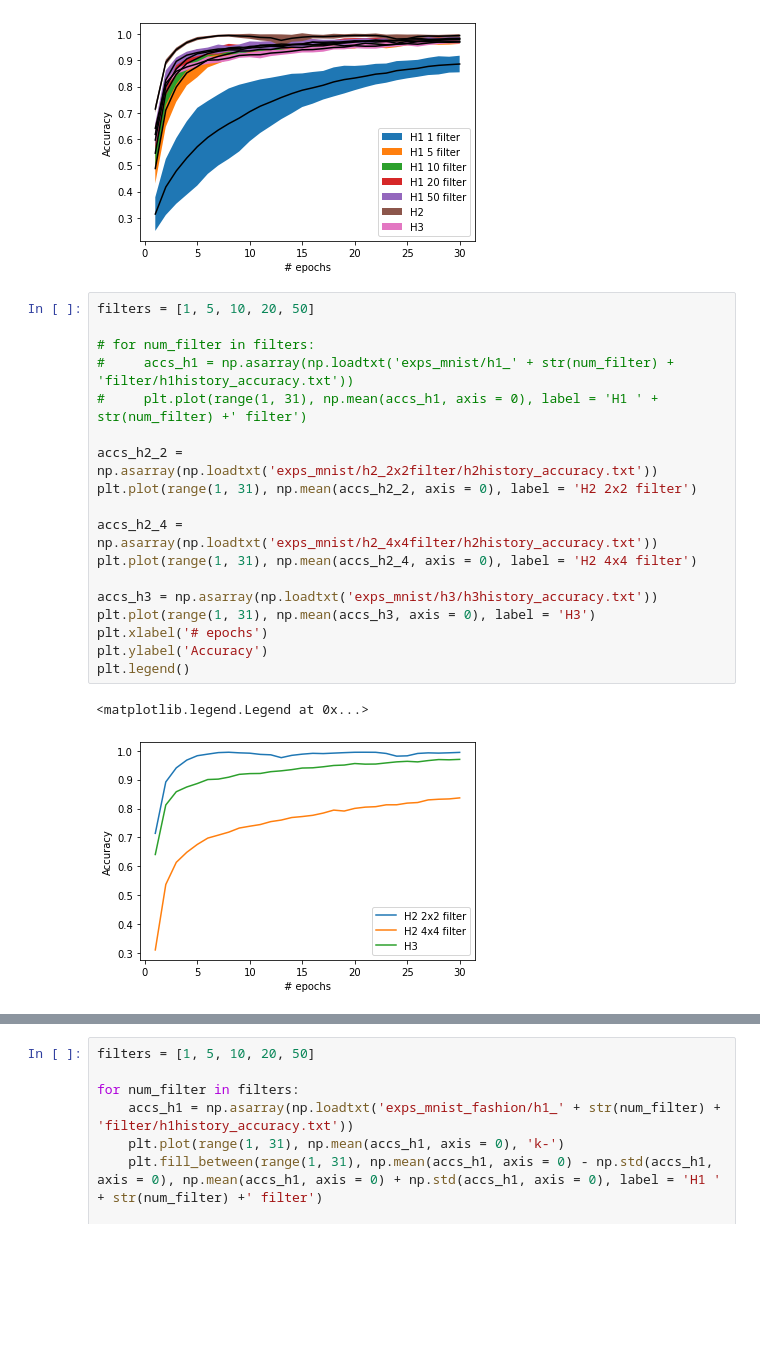
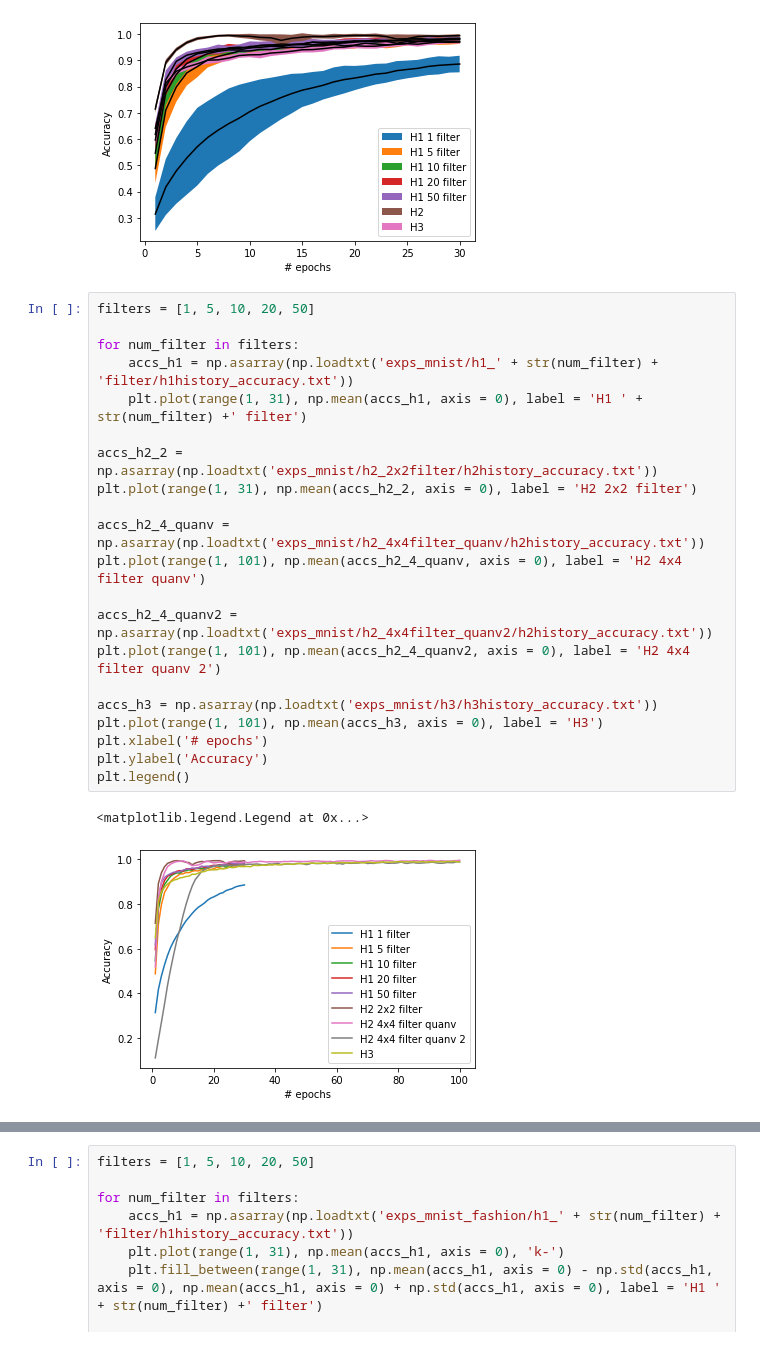
Before and after one commit to vutuanhai237/DynamicQNN, a Jupyter notebook: codes/plt_baseline.ipynb, the cells around one changed output, grey strips where cells are left out. Drawn from its saved outputs; the diff is of its cells as text; blank space fills up the shorter version.

```diff
--- a/codes/plt_baseline.ipynb
+++ b/codes/plt_baseline.ipynb
@@ -41,21 +41,24 @@ plt.legend()
 # %%
 filters = [1, 5, 10, 20, 50]
 
-# for num_filter in filters:
-#     accs_h1 = np.asarray(np.loadtxt('exps_mnist/h1_' + str(num_filter) + 'filter/h1history_accuracy.txt'))
-#     plt.plot(range(1, 31), np.mean(accs_h1, axis = 0), label = 'H1 ' + str(num_filter) +' filter')
+for num_filter in filters:
+    accs_h1 = np.asarray(np.loadtxt('exps_mnist/h1_' + str(num_filter) + 'filter/h1history_accuracy.txt'))
+    plt.plot(range(1, 31), np.mean(accs_h1, axis = 0), label = 'H1 ' + str(num_filter) +' filter')
 
 accs_h2_2 = np.asarray(np.loadtxt('exps_mnist/h2_2x2filter/h2history_accuracy.txt'))
 plt.plot(range(1, 31), np.mean(accs_h2_2, axis = 0), label = 'H2 2x2 filter')
 
-accs_h2_4 = np.asarray(np.loadtxt('exps_mnist/h2_4x4filter/h2history_accuracy.txt'))
-plt.plot(range(1, 31), np.mean(accs_h2_4, axis = 0), label = 'H2 4x4 filter')
+accs_h2_4_quanv = np.asarray(np.loadtxt('exps_mnist/h2_4x4filter_quanv/h2history_accuracy.txt'))
+plt.plot(range(1, 101), np.mean(accs_h2_4_quanv, axis = 0), label = 'H2 4x4 filter quanv')
+
+accs_h2_4_quanv2 = np.asarray(np.loadtxt('exps_mnist/h2_4x4filter_quanv2/h2history_accuracy.txt'))
+plt.plot(range(1, 101), np.mean(accs_h2_4_quanv2, axis = 0), label = 'H2 4x4 filter quanv 2')
 
 accs_h3 = np.asarray(np.loadtxt('exps_mnist/h3/h3history_accuracy.txt'))
-plt.plot(range(1, 31), np.mean(accs_h3, axis = 0), label = 'H3')
+plt.plot(range(1, 101), np.mean(accs_h3, axis = 0), label = 'H3')
 plt.xlabel('# epochs')
 plt.ylabel('Accuracy')
 plt.legend()
 # %% [output]
 <matplotlib.legend.Legend at 0x...>
-[figure, old version]
+[figure, new version]
```
Also changed, not shown: parts of 2 cells of this notebook, 11 other files.
